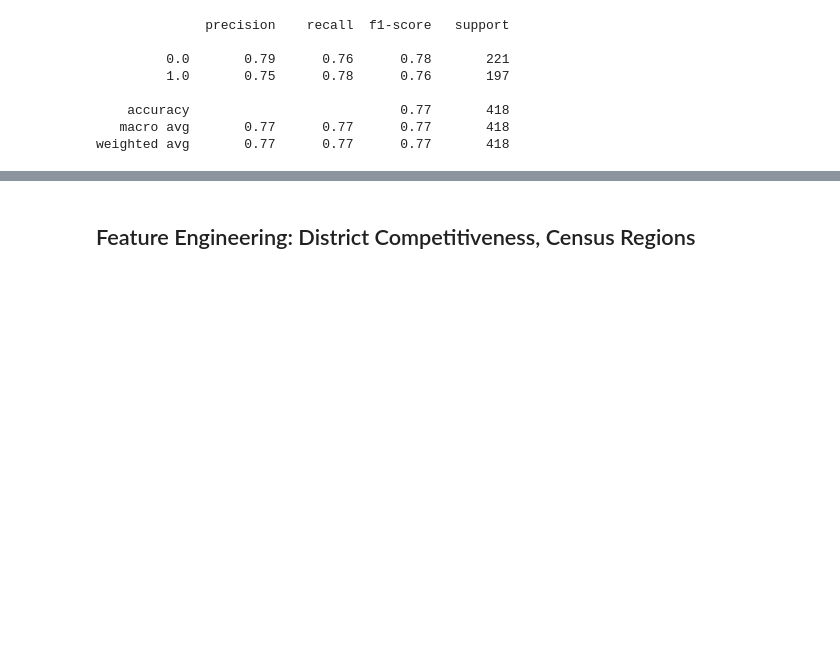
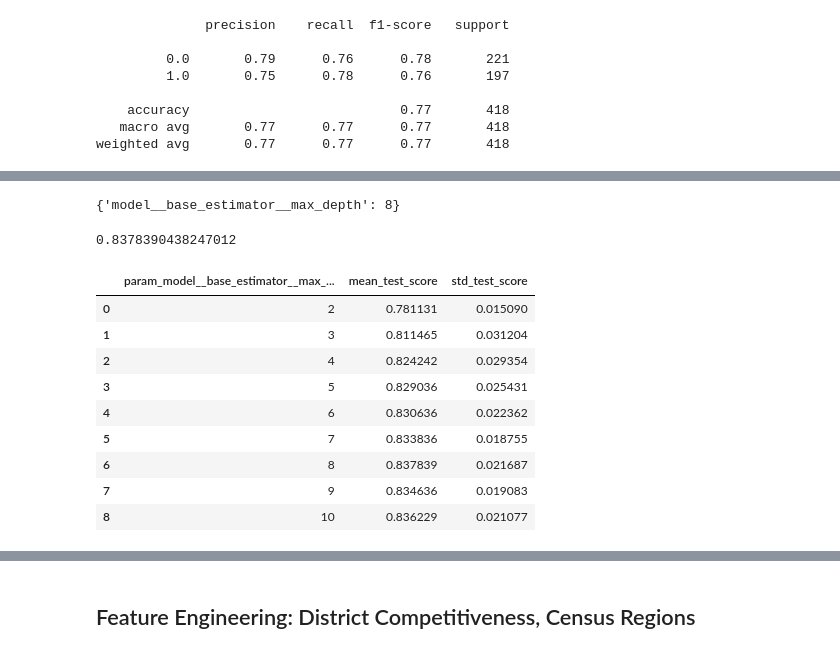
Before and after one commit to emgerber88/County_Pres_Election_Modeling, a Jupyter notebook: County_Pres_Election_Modeling.ipynb, the cells around one changed output, grey strips where cells are left out. Saved outputs shown, nothing was run; the diff lists cells and outputs as text; code cells hidden in the pictures; blank space fills up the shorter version.

```diff
--- a/County_Pres_Election_Modeling.ipynb
+++ b/County_Pres_Election_Modeling.ipynb
@@ -446,0 +539,22 @@ Subsequently, we're hoping to minimize our false negatives (recall). For this ba
+# %%
+best_rf_model = rf_cv.best_estimator_
+rf_cv.best_params_
+# %% [output]
+{'model__base_estimator__max_depth': 8}
+# %%
+rf_cv.best_score_
+# %% [output]
+0.8378390438247012
+# %%
+pd.DataFrame(rf_cv.cv_results_)[['param_model__base_estimator__max_depth', 'mean_test_score', 'std_test_score']]
+# %% [output]
+|  | param_model__base_estimator__max_... | mean_test_score | std_test_score |
+| 0 | 2 | 0.781131 | 0.015090 |
+| 1 | 3 | 0.811465 | 0.031204 |
+| 2 | 4 | 0.824242 | 0.029354 |
+| 3 | 5 | 0.829036 | 0.025431 |
+| 4 | 6 | 0.830636 | 0.022362 |
+| 5 | 7 | 0.833836 | 0.018755 |
+| 6 | 8 | 0.837839 | 0.021687 |
+| 7 | 9 | 0.834636 | 0.019083 |
+| 8 | 10 | 0.836229 | 0.021077 |
```
Also changed, not shown: parts of 30 cells of this notebook.
